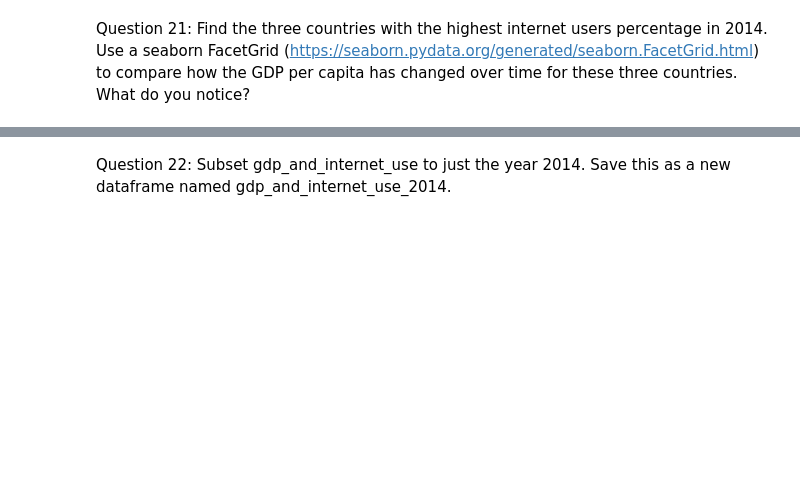
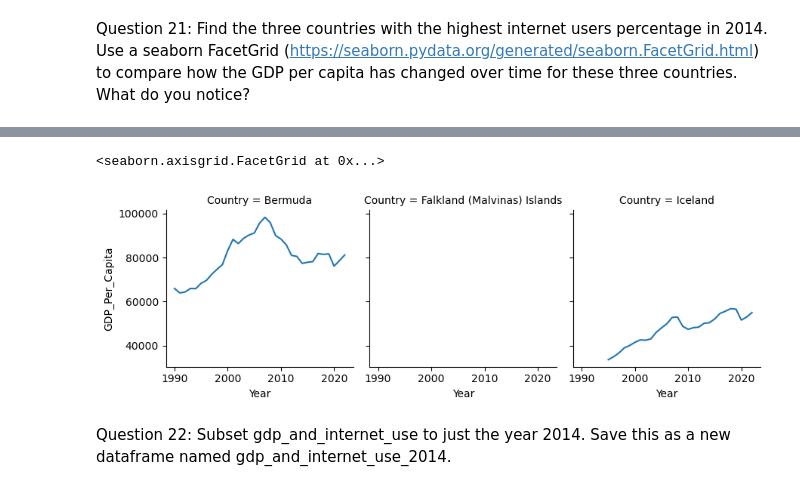
Before and after one commit to NSS-Data-Analytics-Cohort-13/un-exploration-tacaelest, a Jupyter notebook: notebooks/un_exploration_project.ipynb, the cells around one changed output, grey strips where cells are left out. Saved outputs shown, nothing was run; the diff lists cells and outputs as text; code cells hidden in the pictures; blank space fills up the shorter version.

```diff
--- a/notebooks/un_exploration_project.ipynb
+++ b/notebooks/un_exploration_project.ipynb
@@ -410,3 +431,9 @@ gdpinternet_top3.nsmallest(3, 'Internet_Users_Pct', keep='first')
+# %%
+gdpinternet_top3compare = gdp_and_internet_use[gdp_and_internet_use['Country'].isin({'Iceland', 'Falkland (Malvinas) Islands', 'Bermuda'})]
+sns.FacetGrid(gdpinternet_top3compare, col='Country').map(sns.lineplot, 'Year', 'GDP_Per_Capita')
+# %% [output]
+<seaborn.axisgrid.FacetGrid at 0x...>
+[figure, added]
 # %% [markdown]
 Question 22: Subset gdp_and_internet_use to just the year 2014. Save this as a new dataframe named gdp_and_internet_use_2014.
 # %%
```
Also changed, not shown: parts of 10 cells of this notebook.
